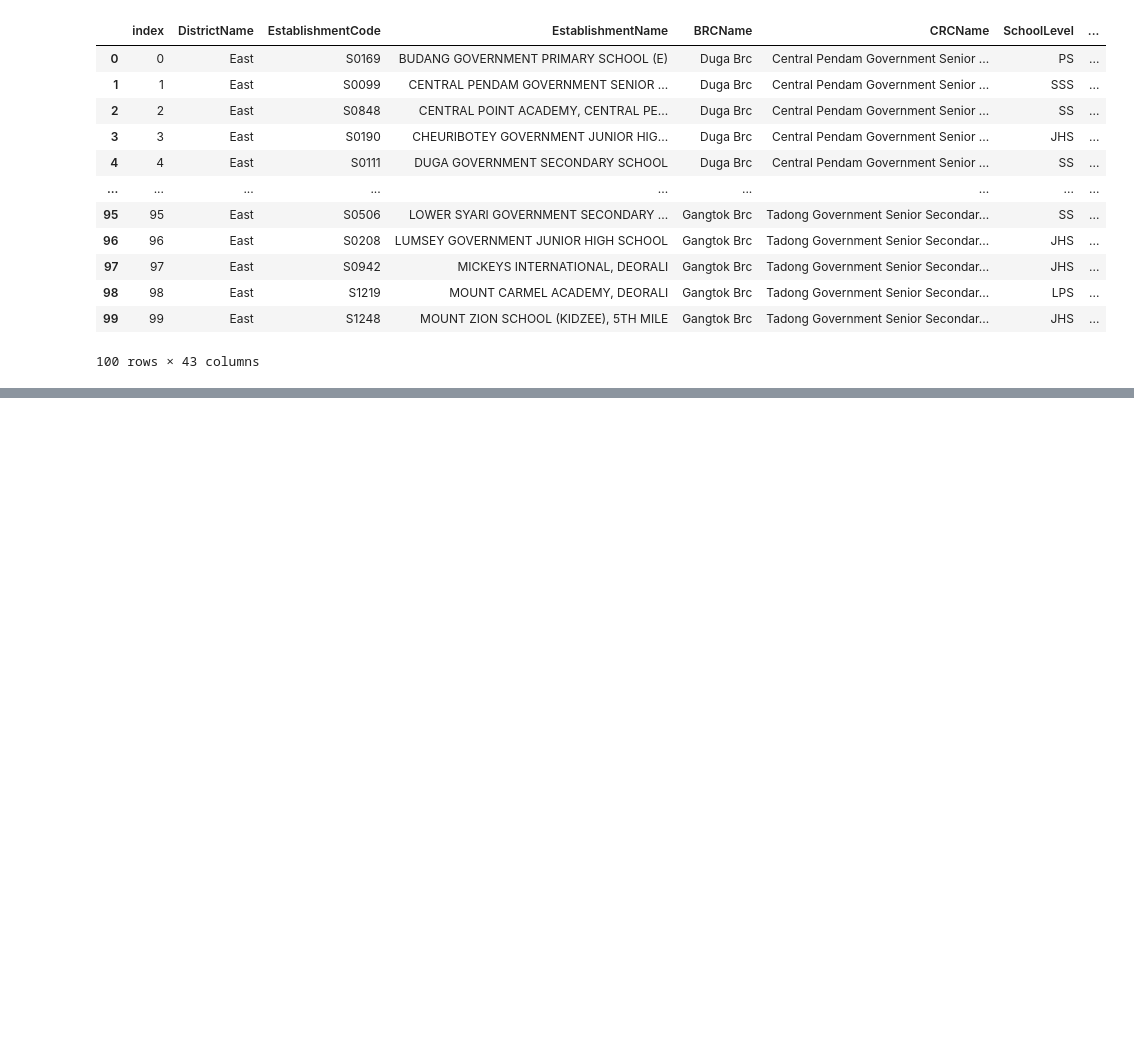
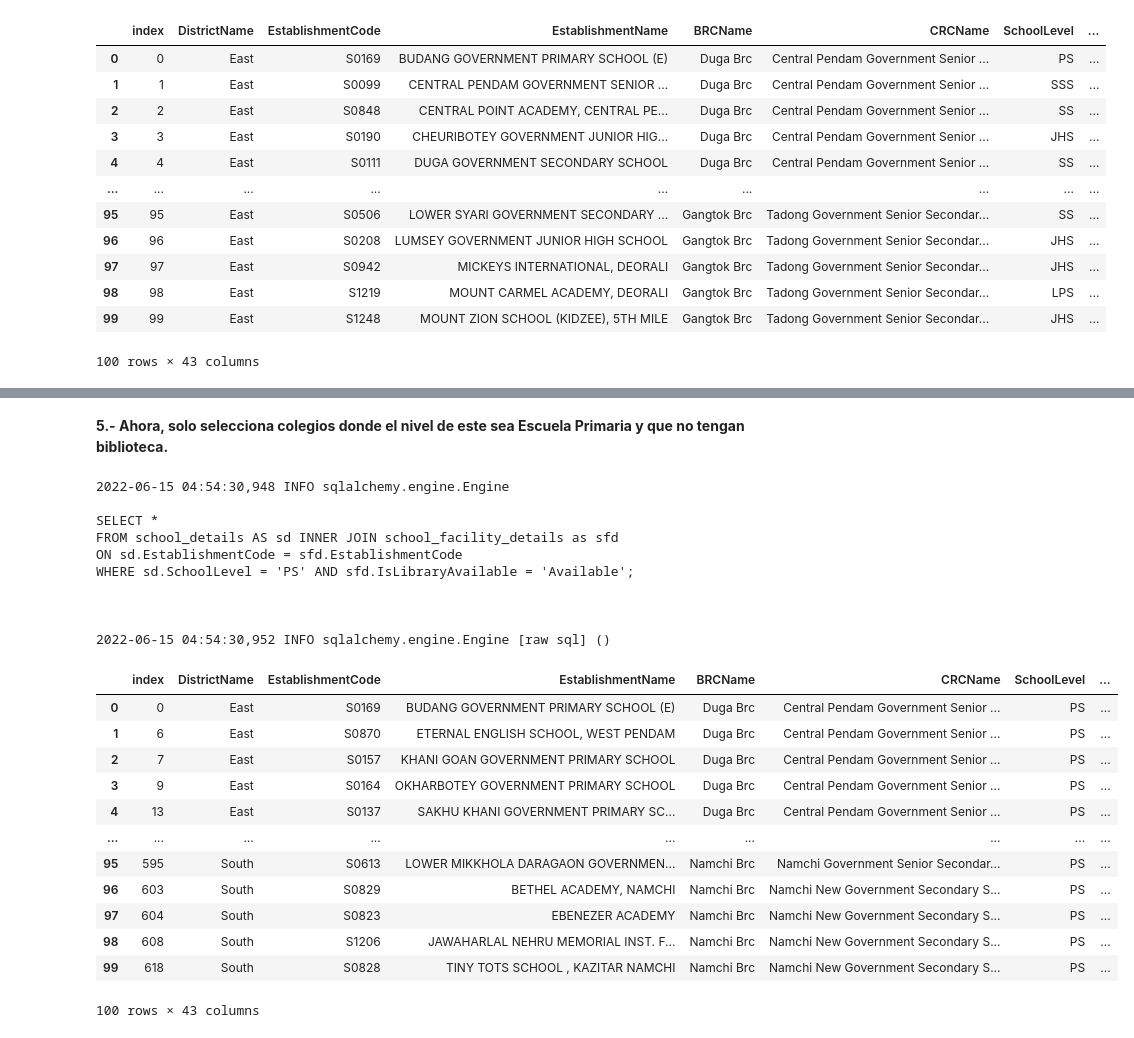
Before and after one commit to aabarzu/Coding-Dojo, a Jupyter notebook: EjercicioSQL.ipynb, the cells around one changed output, grey strips where cells are left out. Saved outputs shown, nothing was run; the diff lists cells and outputs as text; code cells hidden in the pictures; blank space fills up the shorter version.

```diff
--- a/EjercicioSQL.ipynb
+++ b/EjercicioSQL.ipynb
@@ -246,3 +246,41 @@ ON sd.EstablishmentCode = sfd.EstablishmentCode;
 | 98 | East | Not Available |
 | 99 | East | Not Available |
 100 rows × 2 columns
+# %% [markdown]
+**5.- Ahora, solo selecciona colegios donde el nivel de este sea Escuela Primaria y que no tengan biblioteca.**
+# %%
+# Escribe tu consulta SQL en esta cadena
+sql = """
+
+SELECT *
+FROM school_details AS sd INNER JOIN school_facility_details as sfd
+ON sd.EstablishmentCode = sfd.EstablishmentCode
+WHERE sd.SchoolLevel = 'PS' AND sfd.IsLibraryAvailable = 'Available';
+
+
+"""
+EjecutaSQSL(sql,100)
+# %% [output]
+2022-06-15 04:54:30,948 INFO sqlalchemy.engine.Engine
+
+SELECT *
+FROM school_details AS sd INNER JOIN school_facility_details as sfd
+ON sd.EstablishmentCode = sfd.EstablishmentCode
+WHERE sd.SchoolLevel = 'PS' AND sfd.IsLibraryAvailable = 'Available';
+
+
+
+2022-06-15 04:54:30,952 INFO sqlalchemy.engine.Engine [raw sql] ()
+|  | index | DistrictName | EstablishmentCode | EstablishmentName | BRCName | CRCName | SchoolLevel | ... |
+| 0 | 0 | East | S0169 | BUDANG GOVERNMENT PRIMARY SCHOOL (E) | Duga Brc | Central Pendam Government Senior ... | PS | ... |
+| 1 | 6 | East | S0870 | ETERNAL ENGLISH SCHOOL, WEST PENDAM | Duga Brc | Central Pendam Government Senior ... | PS | ... |
+| 2 | 7 | East | S0157 | KHANI GOAN GOVERNMENT PRIMARY SCHOOL | Duga Brc | Central Pendam Government Senior ... | PS | ... |
+| 3 | 9 | East | S0164 | OKHARBOTEY GOVERNMENT PRIMARY SCHOOL | Duga Brc | Central Pendam Government Senior ... | PS | ... |
+| 4 | 13 | East | S0137 | SAKHU KHANI GOVERNMENT PRIMARY SC... | Duga Brc | Central Pendam Government Senior ... | PS | ... |
+| ... | ... | ... | ... | ... | ... | ... | ... | ... |
+| 95 | 595 | South | S0613 | LOWER MIKKHOLA DARAGAON GOVERNMEN... | Namchi Brc | Namchi Government Senior Secondar... | PS | ... |
+| 96 | 603 | South | S0829 | BETHEL ACADEMY, NAMCHI | Namchi Brc | Namchi New Government Secondary S... | PS | ... |
+| 97 | 604 | South | S0823 | EBENEZER ACADEMY | Namchi Brc | Namchi New Government Secondary S... | PS | ... |
+| 98 | 608 | South | S1206 | JAWAHARLAL NEHRU MEMORIAL INST. F... | Namchi Brc | Namchi New Government Secondary S... | PS | ... |
+| 99 | 618 | South | S0828 | TINY TOTS SCHOOL , KAZITAR NAMCHI | Namchi Brc | Namchi New Government Secondary S... | PS | ... |
+100 rows × 43 columns
```
Also changed, not shown: parts of 3 cells of this notebook.
